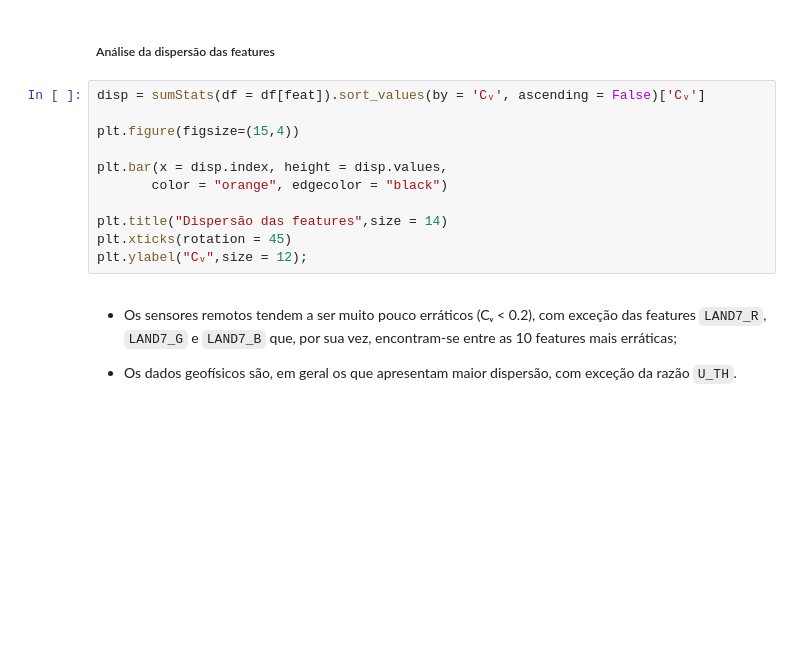
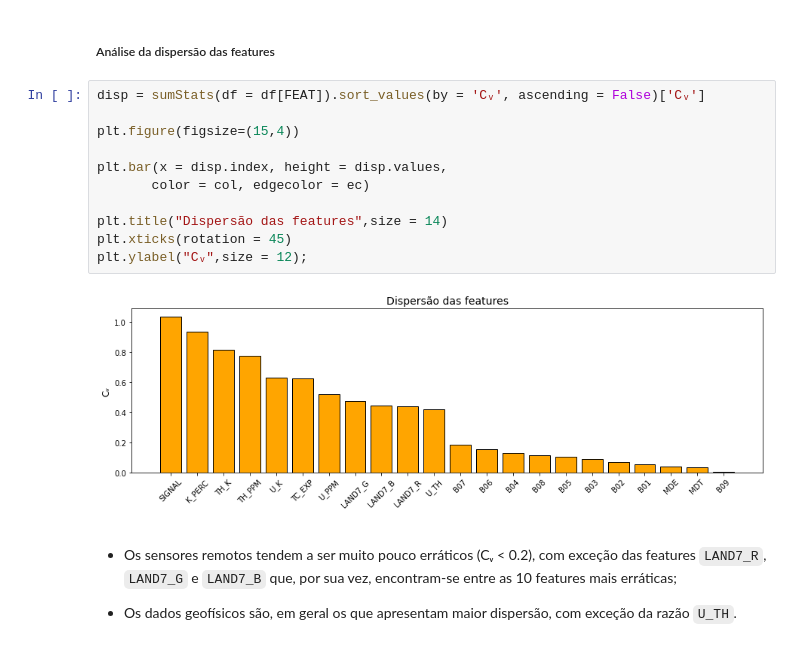
Before and after one commit to fnaghetini/Mapa-Preditivo, a Jupyter notebook: notebook.ipynb, the cells around one changed output. Drawn from its saved outputs; the diff is of its cells as text; blank space fills up the shorter version.

```diff
--- a/notebook.ipynb
+++ b/notebook.ipynb
@@ -319,16 +385,18 @@ df[sr].hist(edgecolor='black', color='orange', figsize=(12,12), grid=False);
 # %% [markdown]
 ##### Análise da dispersão das features
 # %%
-disp = sumStats(df = df[feat]).sort_values(by = 'Cᵥ', ascending = False)['Cᵥ']
+disp = sumStats(df = df[FEAT]).sort_values(by = 'Cᵥ', ascending = False)['Cᵥ']
 
 plt.figure(figsize=(15,4))
 
 plt.bar(x = disp.index, height = disp.values,
-       color = "orange", edgecolor = "black")
+       color = col, edgecolor = ec)
 
 plt.title("Dispersão das features",size = 14)
 plt.xticks(rotation = 45)
 plt.ylabel("Cᵥ",size = 12);
+# %% [output]
+[figure, added]
 # %% [markdown]
 - Os sensores remotos tendem a ser muito pouco erráticos (Cᵥ < 0.2), com exceção das features `LAND7_R`, `LAND7_G` e `LAND7_B` que, por sua vez, encontram-se entre as 10 features mais erráticas;
 
```
Also changed, not shown: parts of 41 cells of this notebook.
